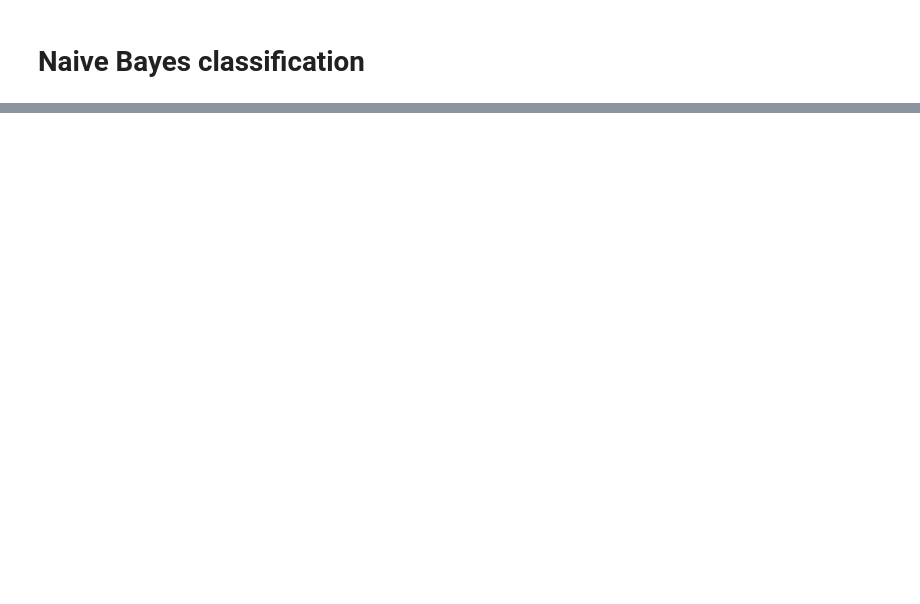
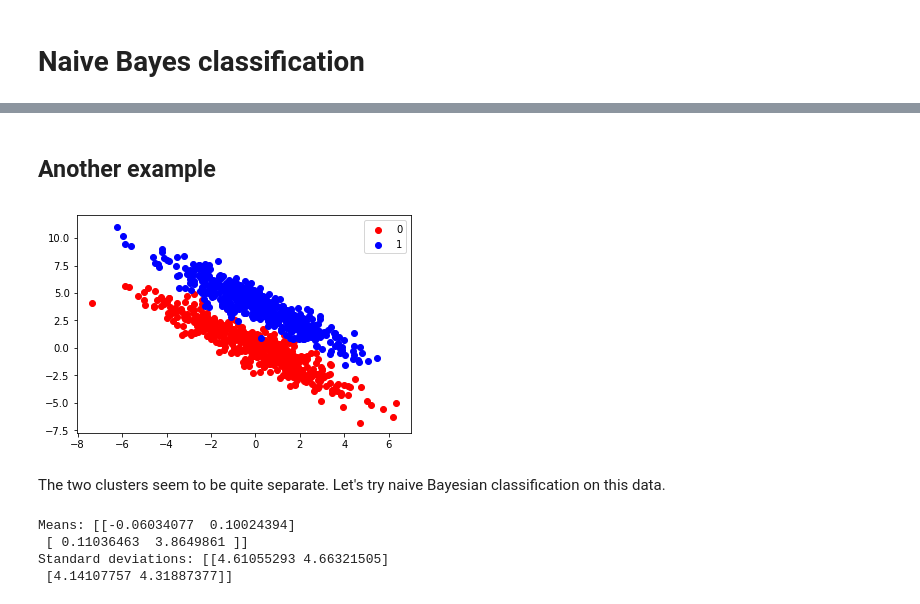
Before and after one commit to jttoivon/data-analysis-with-python-spring-2019, a Jupyter notebook: bayes.ipynb, the cells around one changed output, grey strips where cells are left out. Saved outputs shown, nothing was run; the diff lists cells and outputs as text; code cells hidden in the pictures; blank space fills up the shorter version.

```diff
--- a/bayes.ipynb
+++ b/bayes.ipynb
@@ -58,0 +99,25 @@ plt.axis(lim)
+# %% [markdown]
+## Another example
+# %%
+cov=np.array([[ 4.68, -4.32],
+ [-4.32,  4.68]])
+mean1 = [0,0]
+mean2 = [0,4]
+n=500
+x1 = np.random.multivariate_normal(mean1, cov, n).T
+x2 = np.random.multivariate_normal(mean2, cov, n).T
+#print(type(x1), x1.shape)
+#print(x1[:5])
+X=np.vstack([x1.T,x2.T])
+#print(X[:5])
+y=np.hstack([[0]*n, [1]*n]).T
+#y=np.hstack([y1,y2])
+#plt.hist2d(X[:,0], X[:,1], bins=100, cmap='Blues');
+#plt.scatter(X[:,0], X[:,1], c=y)
+plt.scatter(X[:n,0], X[:n,1], color="red", label=0)
+plt.scatter(X[n:,0], X[n:,1], color="blue", label=1)
+plt.legend();
+# %% [output]
+[figure, added]
+# %% [markdown]
+The two clusters seem to be quite separate. Let's try naive Bayesian classification on this data.
@@ -58,0 +128,8 @@ plt.axis(lim)
+# %%
+print("Means:", model.theta_)
+print("Standard deviations:", model.sigma_)
+# %% [output]
+Means: [[-0.06034077  0.10024394]
+ [ 0.11036463  3.8649861 ]]
+Standard deviations: [[4.61055293 4.66321505]
+ [4.14107757 4.31887377]]
```
Also changed, not shown: parts of 36 cells of this notebook, 6 other files.
